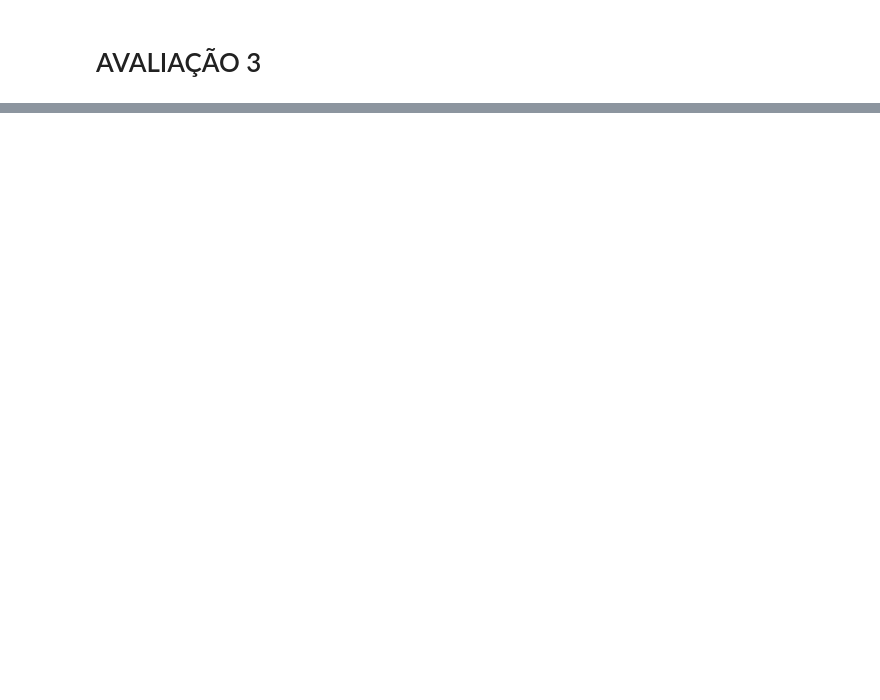
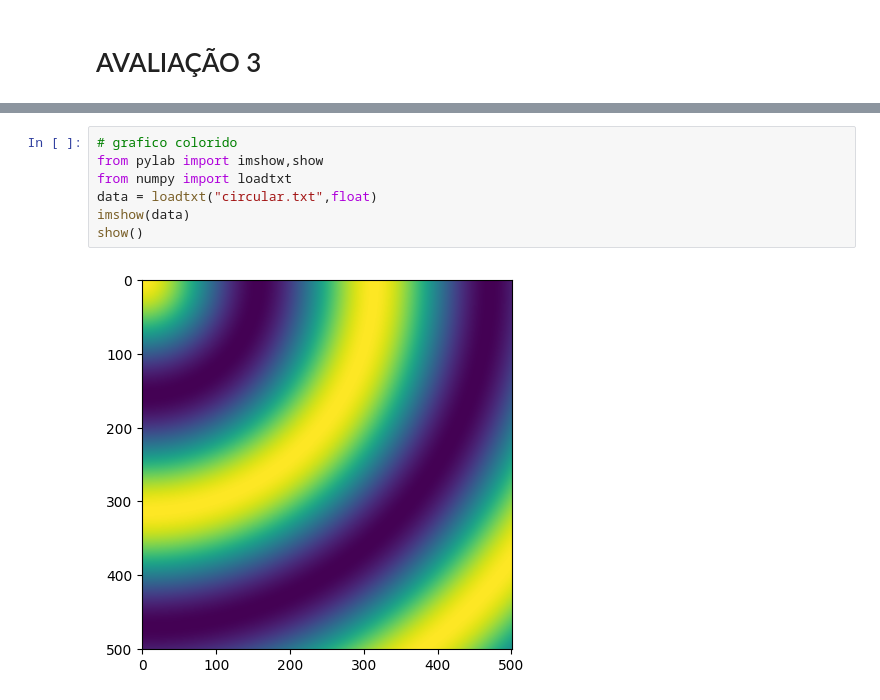
Before and after one commit to raissabaastos/AV_03, a Jupyter notebook: AV_3.ipynb, the cells around one changed output, grey strips where cells are left out. Cells and saved outputs as stored; diff of their text form; blank space fills up the shorter version.

```diff
--- a/AV_3.ipynb
+++ b/AV_3.ipynb
@@ -6,3 +64,12 @@
 # %% [markdown]
 # exercício 2
 ![alt text]({3B85B007-0481-410C-9F03-EA34D7DC349D}.png)
+# %%
+# grafico colorido
+from pylab import imshow,show
+from numpy import loadtxt
+data = loadtxt("circular.txt",float)
+imshow(data)
+show()
+# %% [output]
+[figure, added]
```
Also changed, not shown: parts of 4 cells of this notebook, 2 other files.
